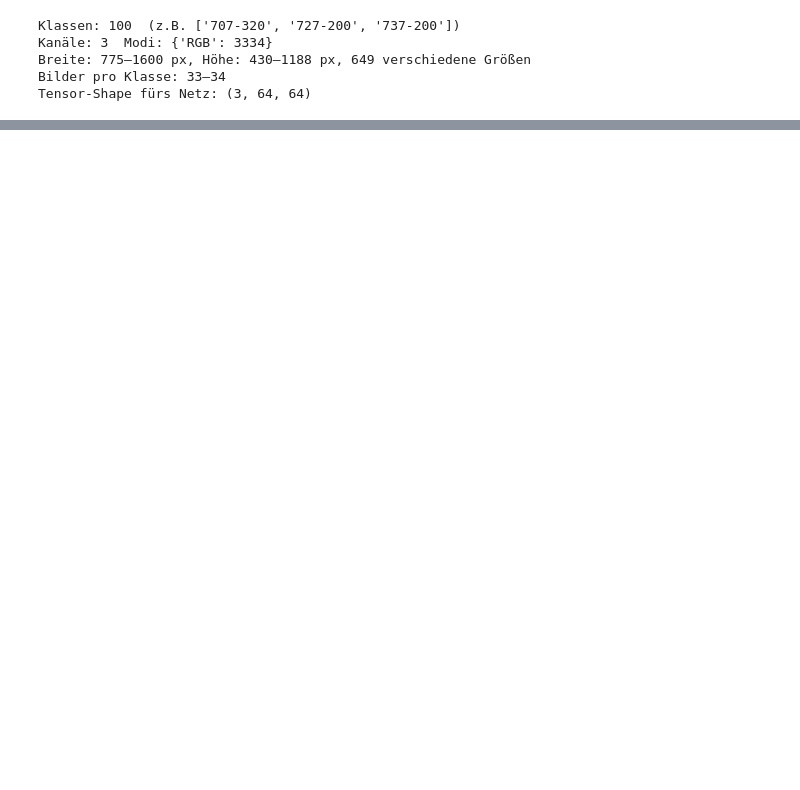
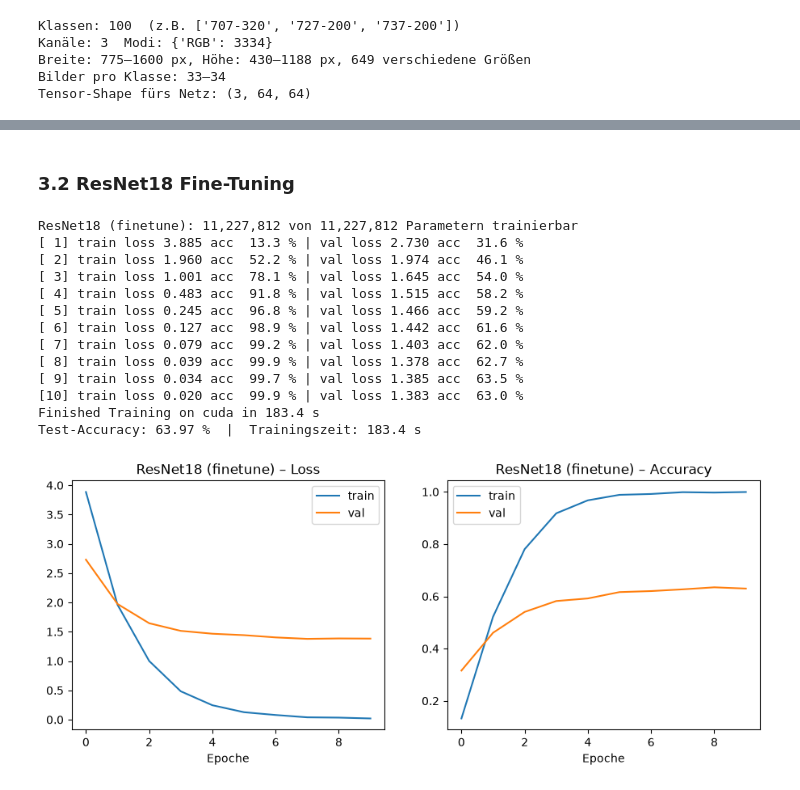
Before and after one commit to ErlindS/Master, a Jupyter notebook: KünstlicheIntelligenz/Labor/assignment4/assigment4.ipynb, the cells around one changed output, grey strips where cells are left out. Drawn from its saved outputs; the diff is of its cells as text; code cells hidden in the pictures; blank space fills up the shorter version.

```diff
--- a/KünstlicheIntelligenz/Labor/assignment4/assigment4.ipynb
+++ b/KünstlicheIntelligenz/Labor/assignment4/assigment4.ipynb
@@ -215,0 +403,19 @@ Test-Accuracy: 7.17 %  |  Trainingszeit: 299.9 s
+# %% [markdown]
+### 3.2 ResNet18 Fine-Tuning
+# %%
+run_transfer("ResNet18", "finetune", epochs=10, lr_head=1e-3, lr_backbone=1e-4)
+# %% [output]
+ResNet18 (finetune): 11,227,812 von 11,227,812 Parametern trainierbar
+[ 1] train loss 3.885 acc  13.3 % | val loss 2.730 acc  31.6 %
+[ 2] train loss 1.960 acc  52.2 % | val loss 1.974 acc  46.1 %
+[ 3] train loss 1.001 acc  78.1 % | val loss 1.645 acc  54.0 %
+[ 4] train loss 0.483 acc  91.8 % | val loss 1.515 acc  58.2 %
+[ 5] train loss 0.245 acc  96.8 % | val loss 1.466 acc  59.2 %
+[ 6] train loss 0.127 acc  98.9 % | val loss 1.442 acc  61.6 %
+[ 7] train loss 0.079 acc  99.2 % | val loss 1.403 acc  62.0 %
+[ 8] train loss 0.039 acc  99.9 % | val loss 1.378 acc  62.7 %
+[ 9] train loss 0.034 acc  99.7 % | val loss 1.385 acc  63.5 %
+[10] train loss 0.020 acc  99.9 % | val loss 1.383 acc  63.0 %
+Finished Training on cuda in 183.4 s
+Test-Accuracy: 63.97 %  |  Trainingszeit: 183.4 s
+[figure, added]
```
Also changed, not shown: parts of 20 cells of this notebook, 6 other files.
